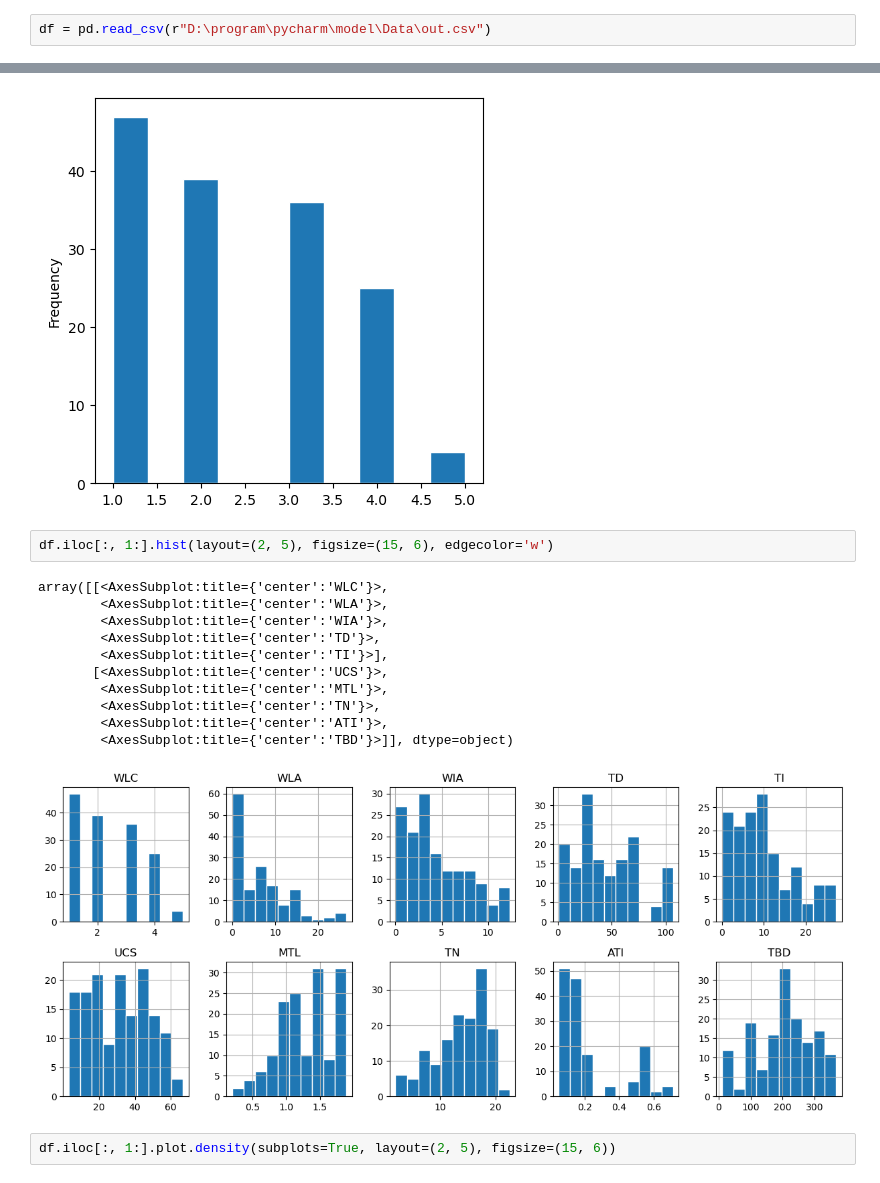
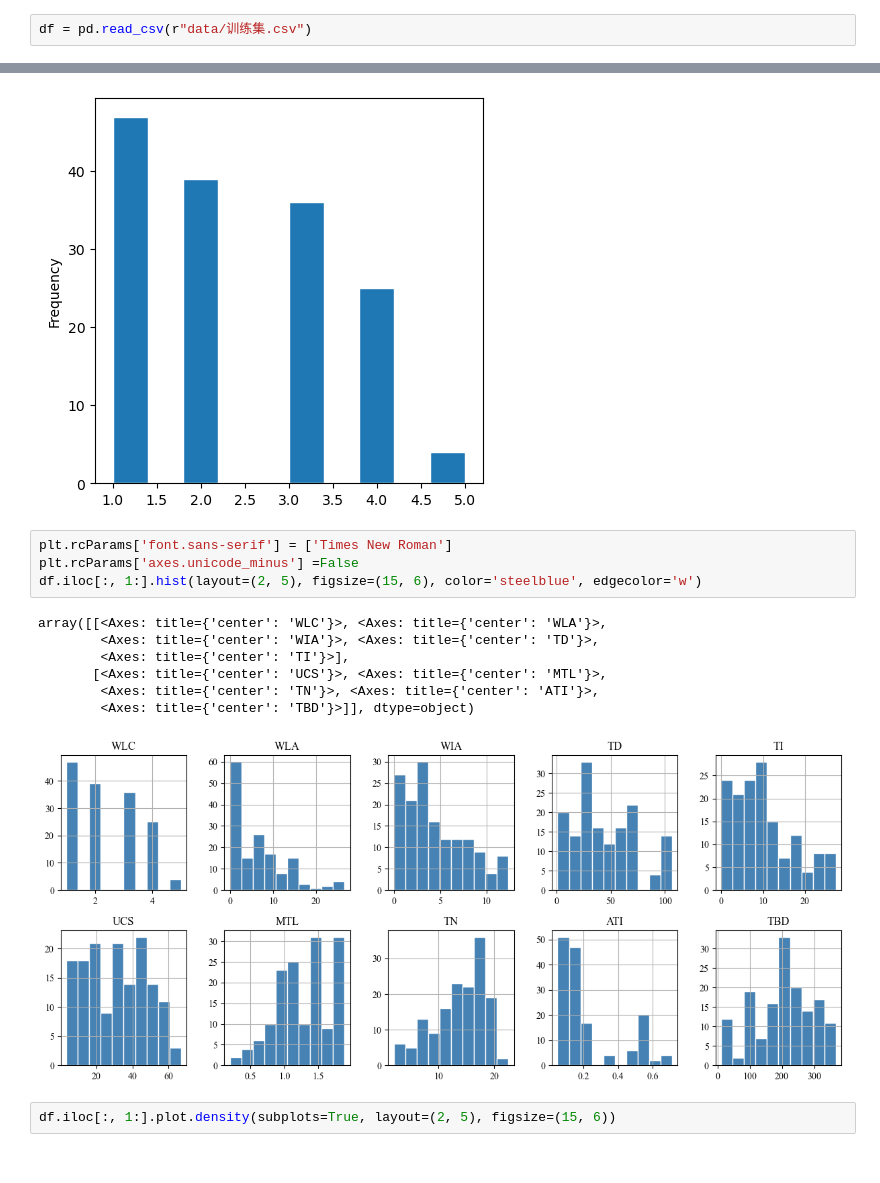
Before and after one commit to space-sphere/Civil-Engineering, a Jupyter notebook: pic.ipynb, the cells around one changed output, grey strips where cells are left out. Cells and saved outputs as stored; diff of their text form.

```diff
--- a/pic.ipynb
+++ b/pic.ipynb
@@ -4,7 +4,7 @@ import pandas as pd
 from data_pre import data_normalize
 import matplotlib.pyplot as plt
 # %%
-df = pd.read_csv(r"D:\program\pycharm\model\Data\out.csv")
+df = pd.read_csv(r"data/训练集.csv")
 # %%
 wd = pd.DataFrame(columns=['WD'], index=df['WD'].unique().tolist())
 for i in df['WD'].unique():
@@ -281,19 +281,17 @@ fig1.set_xlabel('WLC')
 Text(0.5, 0, 'WLC')
 [figure]
 # %%
-df.iloc[:, 1:].hist(layout=(2, 5), figsize=(15, 6), edgecolor='w')
+plt.rcParams['font.sans-serif'] = ['Times New Roman']
+plt.rcParams['axes.unicode_minus'] =False
+df.iloc[:, 1:].hist(layout=(2, 5), figsize=(15, 6), color='steelblue', edgecolor='w')
 # %% [output]
-array([[<AxesSubplot:title={'center':'WLC'}>,
-        <AxesSubplot:title={'center':'WLA'}>,
-        <AxesSubplot:title={'center':'WIA'}>,
-        <AxesSubplot:title={'center':'TD'}>,
-        <AxesSubplot:title={'center':'TI'}>],
-       [<AxesSubplot:title={'center':'UCS'}>,
-        <AxesSubplot:title={'center':'MTL'}>,
-        <AxesSubplot:title={'center':'TN'}>,
-        <AxesSubplot:title={'center':'ATI'}>,
-        <AxesSubplot:title={'center':'TBD'}>]], dtype=object)
+array([[<Axes: title={'center': 'WLC'}>, <Axes: title={'center': 'WLA'}>,
+        <Axes: title={'center': 'WIA'}>, <Axes: title={'center': 'TD'}>,
+        <Axes: title={'center': 'TI'}>],
+       [<Axes: title={'center': 'UCS'}>, <Axes: title={'center': 'MTL'}>,
+        <Axes: title={'center': 'TN'}>, <Axes: title={'center': 'ATI'}>,
+        <Axes: title={'center': 'TBD'}>]], dtype=object)
-[figure, old version]
+[figure, new version]
 # %%
 df.iloc[:, 1:].plot.density(subplots=True, layout=(2, 5), figsize=(15, 6))
 # %% [output]
```
Also changed, not shown: parts of 2 cells of this notebook.
